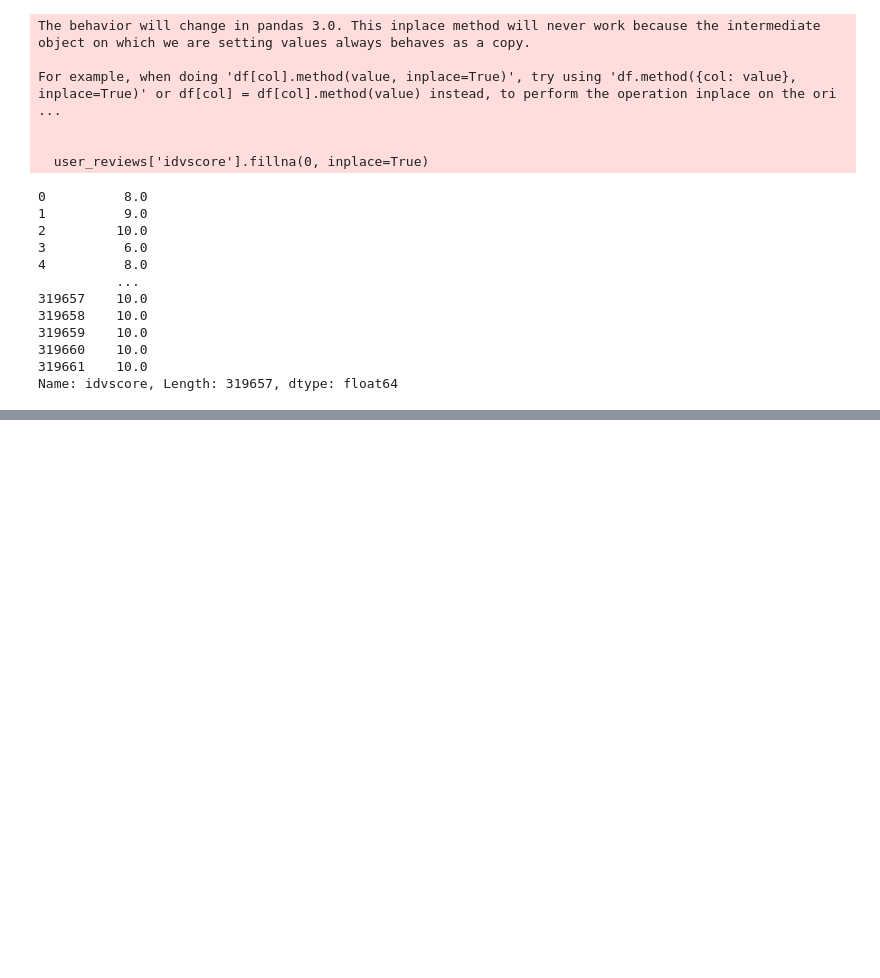
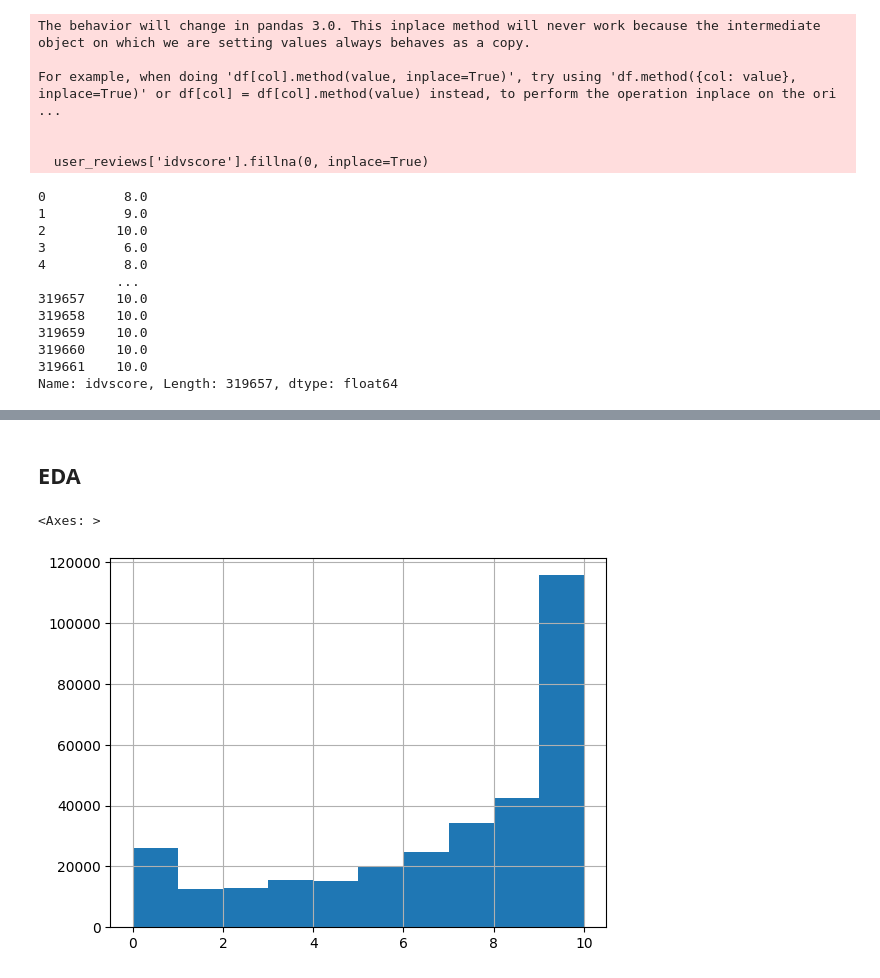
Before and after one commit to vanestoica/AI4business, a Jupyter notebook: moviedata.ipynb, the cells around one changed output, grey strips where cells are left out. Cells and saved outputs as stored; diff of their text form; code cells hidden in the pictures; blank space fills up the shorter version.

```diff
--- a/moviedata.ipynb
+++ b/moviedata.ipynb
@@ -632,0 +431,3 @@ user_reviews.describe()
+# %%
+user_reviews['reviewer'].fillna('Username not provided', inplace=True) # replace missing values with a string
+user_reviews['reviewer'].isna().sum() # checking there are no missing values left
@@ -632,0 +446,3 @@ user_reviews.describe()
+# %%
+user_reviews['Rev'].fillna('Review missing', inplace=True) # replacing missing reviews with a string
+user_reviews['Rev'].isna().sum() # checking there are no missing values left
@@ -632,0 +463,4 @@ user_reviews.describe()
+# %%
+user_reviews['dateP'] = pd.to_datetime(user_reviews['dateP'], errors='coerce') # converting to datetime dtype
+earliest_time=user_reviews['dateP'].min() # finding out the earliest date in the dataset
+user_reviews['dateP'].fillna(earliest_time, inplace=True) # replacing missing values with the earliest date
@@ -632,0 +487,4 @@ user_reviews.describe()
+# %%
+user_reviews['movieName'] = user_reviews['url'].str.extract(r'/movie/([^/]+)') # extracting the movie name from the url
+user_reviews['movieName'] = user_reviews['movieName'].str.replace('-', ' ').str.title()
+user_reviews.head().transpose()
@@ -632,0 +501,7 @@ user_reviews.describe()
+# %% [markdown]
+## EDA
+# %%
+user_reviews['idvscore'].hist(bins=10) # distribution of idvscore in dataset
+# %% [output]
+<Axes: >
+[figure, added]
```
Also changed, not shown: parts of 72 cells of this notebook.
